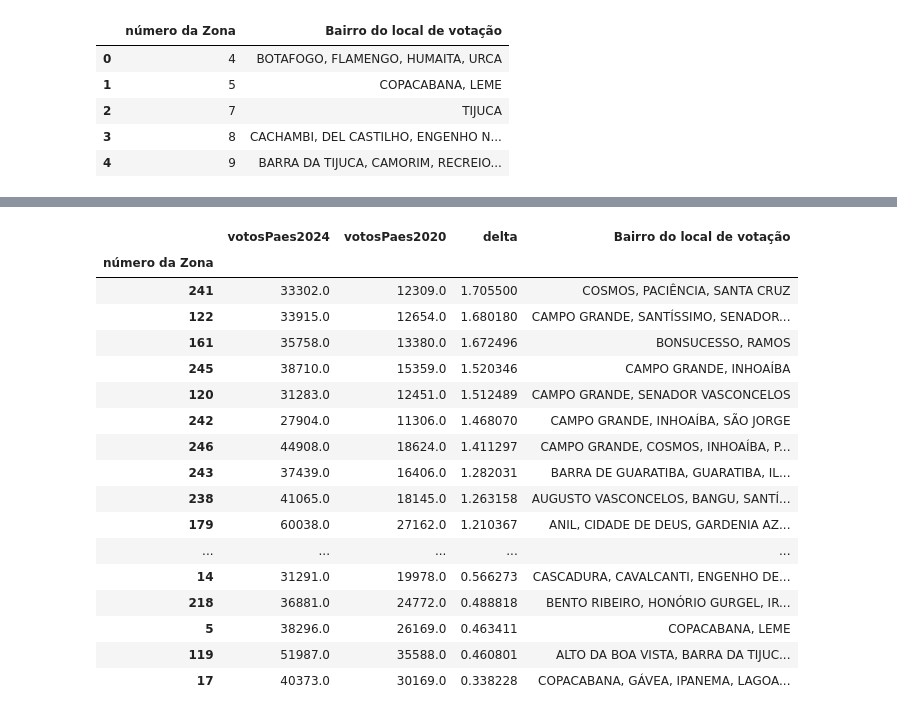
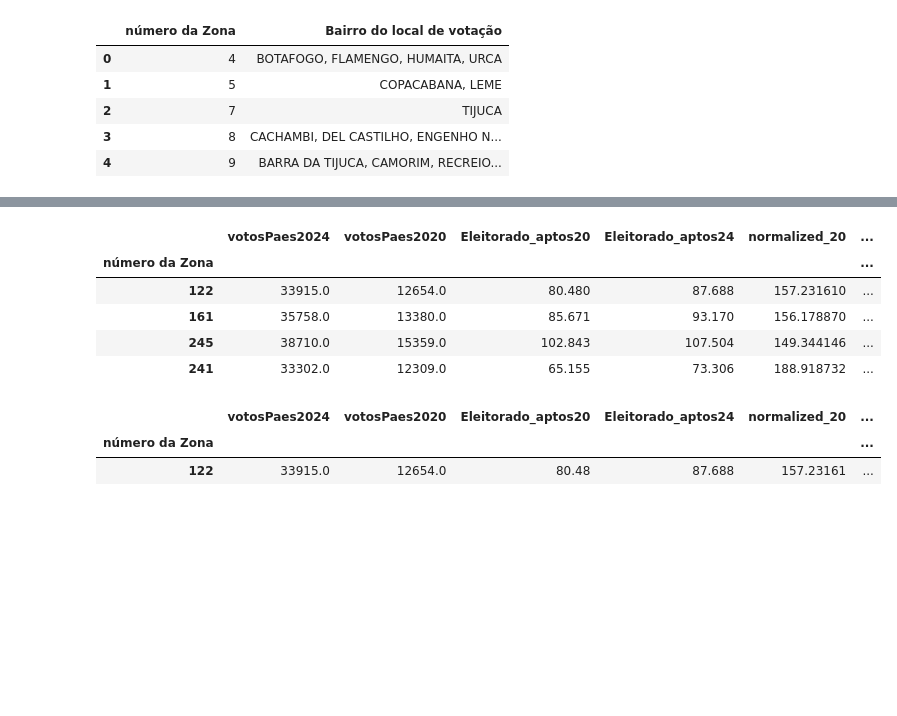
Before and after one commit to thecirocks/eleicao, a Jupyter notebook: eleicao.ipynb, the cells around one changed output, grey strips where cells are left out. Drawn from its saved outputs; the diff is of its cells as text; code cells hidden in the pictures; blank space fills up the shorter version.

```diff
--- a/eleicao.ipynb
+++ b/eleicao.ipynb
@@ -285,0 +362,9 @@ df24_20.head(5)
+# %%
+df24_20 = df24_20.merge(
+    df_apt[['Eleitorado_aptos20', 'Eleitorado_aptos24', 'Zona']],
+    left_on='ZonaEleitoral', right_on='Zona',
+    how='left'
+).drop(columns=['Zona'])
+
+
+df24_20.head(5)
@@ -286,4 +378,5 @@ df24_20.head(5)
 # %%
-df24_20['delta'] = df24_20['votosPaes2024'] / df24_20['votosPaes2020'] -1
-df24_20.head(6)
+df24_20['normalized_20'] = df24_20['votosPaes2020'] / df24_20['Eleitorado_aptos20']
+df24_20['normalized_24'] = df24_20['votosPaes2024'] / df24_20['Eleitorado_aptos24']
+df24_20.head(5)
 # %% [output]
@@ -296,0 +389,3 @@ df24_20.head(6)
+# %%
+df24_20['delta_normalized'] = np.divide((df24_20['normalized_24'] - df24_20['normalized_20']), df24_20['normalized_20']) * 100
+df24_20.head(5)
@@ -303,6 +409,5 @@ print(df24_20['votosPaes2020'].sum())
 # %%
-#final_df = df.sort_values(by=['2'], ascending=False)
-df24_20 = df24_20.sort_values(by=['delta'], ascending=False)
+df24_20 = df24_20.sort_values(by=['delta_normalized'], ascending=False)
 df24_20 = df24_20.dropna()
-df24_20
+df24_20.head(2)
 # %% [output]
@@ -414,21 +491,19 @@ df_delta_ze = df24_20.merge(
 # %%
-df_delta_ze.set_index('número da Zona')
+df_delta_ze.set_index('número da Zona', inplace=True)
+df_delta_ze.head(4)
 # %% [output]
-|  | votosPaes2024 | votosPaes2020 | delta | Bairro do local de votação |
-| número da Zona |  |  |  |  |
-| 241 | 33302.0 | 12309.0 | 1.705500 | COSMOS, PACIÊNCIA, SANTA CRUZ |
-| 122 | 33915.0 | 12654.0 | 1.680180 | CAMPO GRANDE, SANTÍSSIMO, SENADOR... |
-| 161 | 35758.0 | 13380.0 | 1.672496 | BONSUCESSO, RAMOS |
-| 245 | 38710.0 | 15359.0 | 1.520346 | CAMPO GRANDE, INHOAÍBA |
-| 120 | 31283.0 | 12451.0 | 1.512489 | CAMPO GRANDE, SENADOR VASCONCELOS |
-| 242 | 27904.0 | 11306.0 | 1.468070 | CAMPO GRANDE, INHOAÍBA, SÃO JORGE |
-| 246 | 44908.0 | 18624.0 | 1.411297 | CAMPO GRANDE, COSMOS, INHOAÍBA, P... |
-| 243 | 37439.0 | 16406.0 | 1.282031 | BARRA DE GUARATIBA, GUARATIBA, IL... |
-| 238 | 41065.0 | 18145.0 | 1.263158 | AUGUSTO VASCONCELOS, BANGU, SANTÍ... |
-| 179 | 60038.0 | 27162.0 | 1.210367 | ANIL, CIDADE DE DEUS, GARDENIA AZ... |
-| ... | ... | ... | ... | ... |
-| 14 | 31291.0 | 19978.0 | 0.566273 | CASCADURA, CAVALCANTI, ENGENHO DE... |
-| 218 | 36881.0 | 24772.0 | 0.488818 | BENTO RIBEIRO, HONÓRIO GURGEL, IR... |
-| 5 | 38296.0 | 26169.0 | 0.463411 | COPACABANA, LEME |
-| 119 | 51987.0 | 35588.0 | 0.460801 | ALTO DA BOA VISTA, BARRA DA TIJUC... |
-| 17 | 40373.0 | 30169.0 | 0.338228 | COPACABANA, GÁVEA, IPANEMA, LAGOA... |
+|  | votosPaes2024 | votosPaes2020 | Eleitorado_aptos20 | Eleitorado_aptos24 | normalized_20 | ... |
+| número da Zona |  |  |  |  |  | ... |
+| 122 | 33915.0 | 12654.0 | 80.480 | 87.688 | 157.231610 | ... |
+| 161 | 35758.0 | 13380.0 | 85.671 | 93.170 | 156.178870 | ... |
+| 245 | 38710.0 | 15359.0 | 102.843 | 107.504 | 149.344146 | ... |
+| 241 | 33302.0 | 12309.0 | 65.155 | 73.306 | 188.918732 | ... |
+# %%
+df_delta_ze = df_delta_ze.rename(columns={'número da Zona':'electoral_zone',
+                                          'Bairro do local de votação': 'neighborhoods'
+                                          })
+df_delta_ze.head(1)
+# %% [output]
+|  | votosPaes2024 | votosPaes2020 | Eleitorado_aptos20 | Eleitorado_aptos24 | normalized_20 | ... |
+| número da Zona |  |  |  |  |  | ... |
+| 122 | 33915.0 | 12654.0 | 80.48 | 87.688 | 157.23161 | ... |
```
Also changed, not shown: parts of 47 cells of this notebook, 1 other file.
